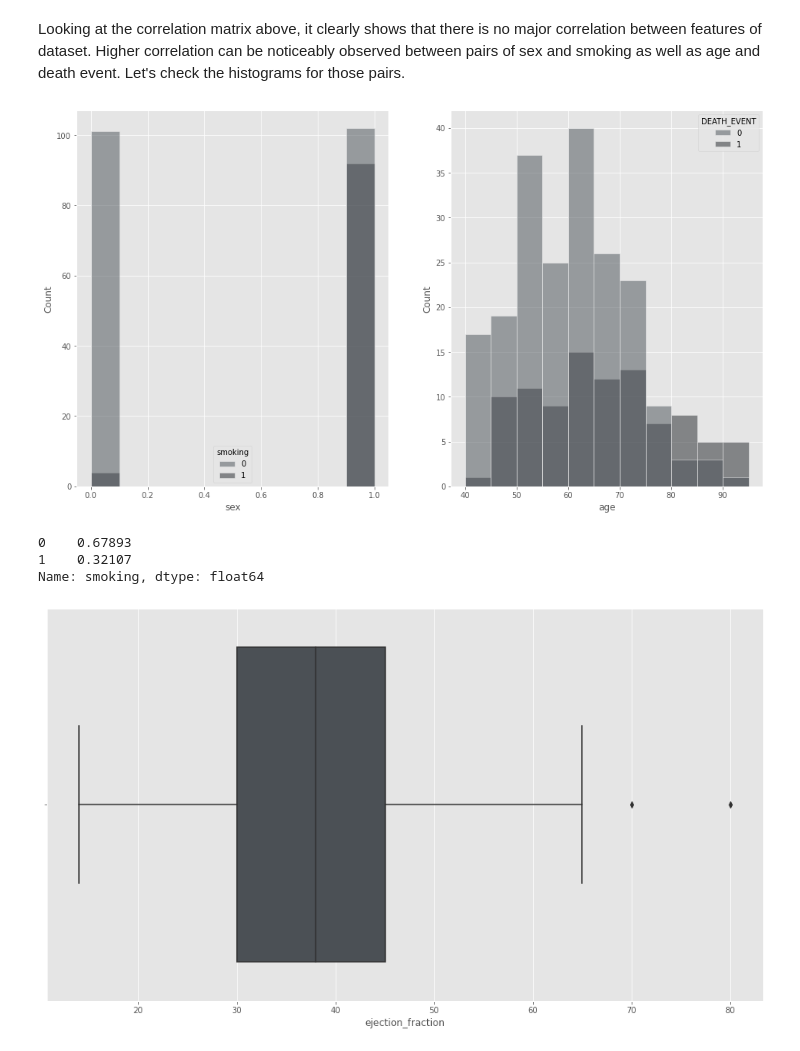
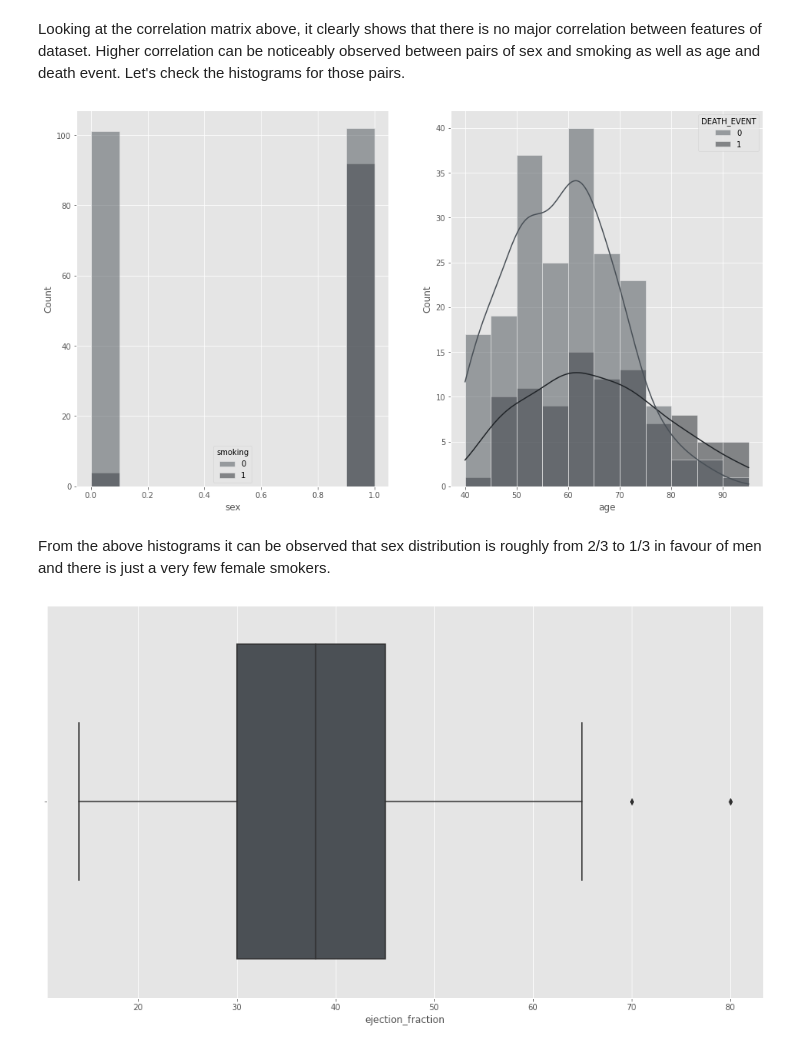
Before and after one commit to mizydorek/Programming-for-Data-Analysis-Project, a Jupyter notebook: project.ipynb, the cells around one changed output. Drawn from its saved outputs; the diff is of its cells as text; code cells hidden in the pictures.

Commit message:
added risk factors distribution across the sex

```diff
--- a/project.ipynb
+++ b/project.ipynb
@@ -253,16 +284,12 @@ Looking at the correlation matrix above, it clearly shows that there is no major
 # %%
 # Draw the plots for the most highest correlated pairs.
 fig, axes = plt.subplots(1, 2)
 sns.histplot(df, x="sex", hue="smoking", ax=axes[0]);
-sns.histplot(df, x="age", hue="DEATH_EVENT", bins=11, ax=axes[1]);
+sns.histplot(df, x="age", hue="DEATH_EVENT", kde=True, bins=11, ax=axes[1]);
 # %% [output]
-[figure, old version]
+[figure, new version]
-# %%
-df['smoking'].value_counts()/len(df['smoking'])
-# %% [output]
-0    0.67893
-1    0.32107
-Name: smoking, dtype: float64
+# %% [markdown]
+From the above histograms it can be observed that sex distribution is roughly from 2/3 to 1/3 in favour of men and there is just a very few female smokers.
 # %%
 sns.boxplot(data=df, x=df['ejection_fraction']);
 # %% [output]
```
Also changed, not shown: parts of 6 cells of this notebook.
